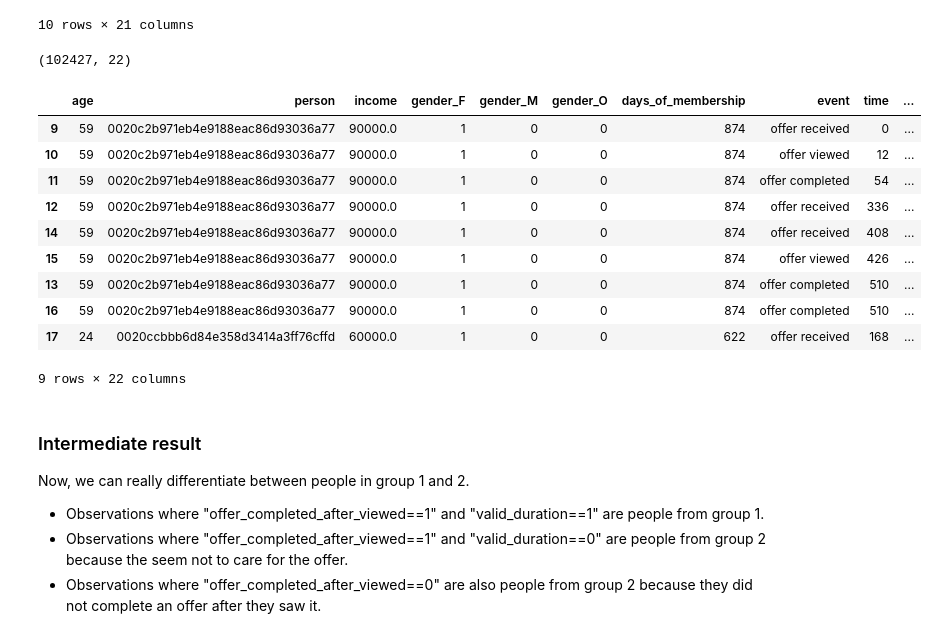
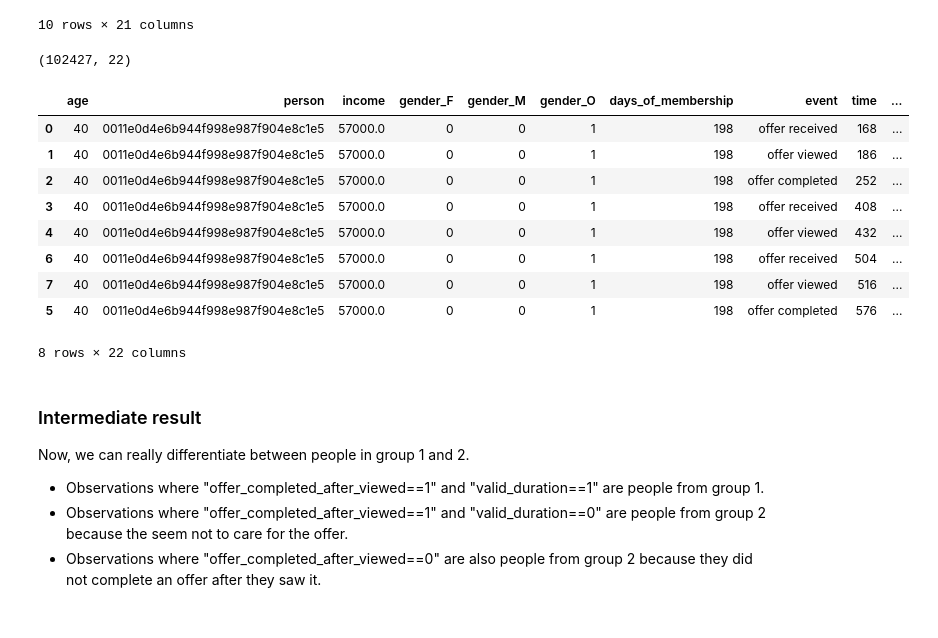
Before and after one commit to GoldOchsen666/Udacity_capstone_project, a Jupyter notebook: Starbucks_Capstone_notebook.ipynb, the cells around one changed output. Drawn from its saved outputs; the diff is of its cells as text; code cells hidden in the pictures.

```diff
--- a/Starbucks_Capstone_notebook.ipynb
+++ b/Starbucks_Capstone_notebook.ipynb
@@ -939,22 +943,22 @@ group1_2.head(10)
 # %%
 # check if time difference from "offer received" to "offer completed" is less or equal to "duration".
 # If yes, then this was a valid offer. If no, we can assume, the customer did not care for the offer.
 group1_2['valid_duration'] = 1*(group1_2['time_diff_rec_compl'] <= group1_2['duration'])
 print(group1_2.shape)
-group1_2.loc[9:17, :]
+group1_2.head(8)
+# group1_2.loc[9:17, :]
 # %% [output]
 (102427, 22)
 |  | age | person | income | gender_F | gender_M | gender_O | days_of_membership | event | time | ... |
-| 9 | 59 | 0020c2b971eb4e9188eac86d93036a77 | 90000.0 | 1 | 0 | 0 | 874 | offer received | 0 | ... |
-| 10 | 59 | 0020c2b971eb4e9188eac86d93036a77 | 90000.0 | 1 | 0 | 0 | 874 | offer viewed | 12 | ... |
-| 11 | 59 | 0020c2b971eb4e9188eac86d93036a77 | 90000.0 | 1 | 0 | 0 | 874 | offer completed | 54 | ... |
-| 12 | 59 | 0020c2b971eb4e9188eac86d93036a77 | 90000.0 | 1 | 0 | 0 | 874 | offer received | 336 | ... |
-| 14 | 59 | 0020c2b971eb4e9188eac86d93036a77 | 90000.0 | 1 | 0 | 0 | 874 | offer received | 408 | ... |
-| 15 | 59 | 0020c2b971eb4e9188eac86d93036a77 | 90000.0 | 1 | 0 | 0 | 874 | offer viewed | 426 | ... |
-| 13 | 59 | 0020c2b971eb4e9188eac86d93036a77 | 90000.0 | 1 | 0 | 0 | 874 | offer completed | 510 | ... |
-| 16 | 59 | 0020c2b971eb4e9188eac86d93036a77 | 90000.0 | 1 | 0 | 0 | 874 | offer completed | 510 | ... |
-| 17 | 24 | 0020ccbbb6d84e358d3414a3ff76cffd | 60000.0 | 1 | 0 | 0 | 622 | offer received | 168 | ... |
+| 0 | 40 | 0011e0d4e6b944f998e987f904e8c1e5 | 57000.0 | 0 | 0 | 1 | 198 | offer received | 168 | ... |
+| 1 | 40 | 0011e0d4e6b944f998e987f904e8c1e5 | 57000.0 | 0 | 0 | 1 | 198 | offer viewed | 186 | ... |
+| 2 | 40 | 0011e0d4e6b944f998e987f904e8c1e5 | 57000.0 | 0 | 0 | 1 | 198 | offer completed | 252 | ... |
+| 3 | 40 | 0011e0d4e6b944f998e987f904e8c1e5 | 57000.0 | 0 | 0 | 1 | 198 | offer received | 408 | ... |
+| 4 | 40 | 0011e0d4e6b944f998e987f904e8c1e5 | 57000.0 | 0 | 0 | 1 | 198 | offer viewed | 432 | ... |
+| 6 | 40 | 0011e0d4e6b944f998e987f904e8c1e5 | 57000.0 | 0 | 0 | 1 | 198 | offer received | 504 | ... |
+| 7 | 40 | 0011e0d4e6b944f998e987f904e8c1e5 | 57000.0 | 0 | 0 | 1 | 198 | offer viewed | 516 | ... |
+| 5 | 40 | 0011e0d4e6b944f998e987f904e8c1e5 | 57000.0 | 0 | 0 | 1 | 198 | offer completed | 576 | ... |
-9 rows × 22 columns
+8 rows × 22 columns
 # %% [markdown]
 ### Intermediate result
 Now, we can really differentiate between people in group 1 and 2.
```
Also changed, not shown: parts of 10 cells of this notebook.
